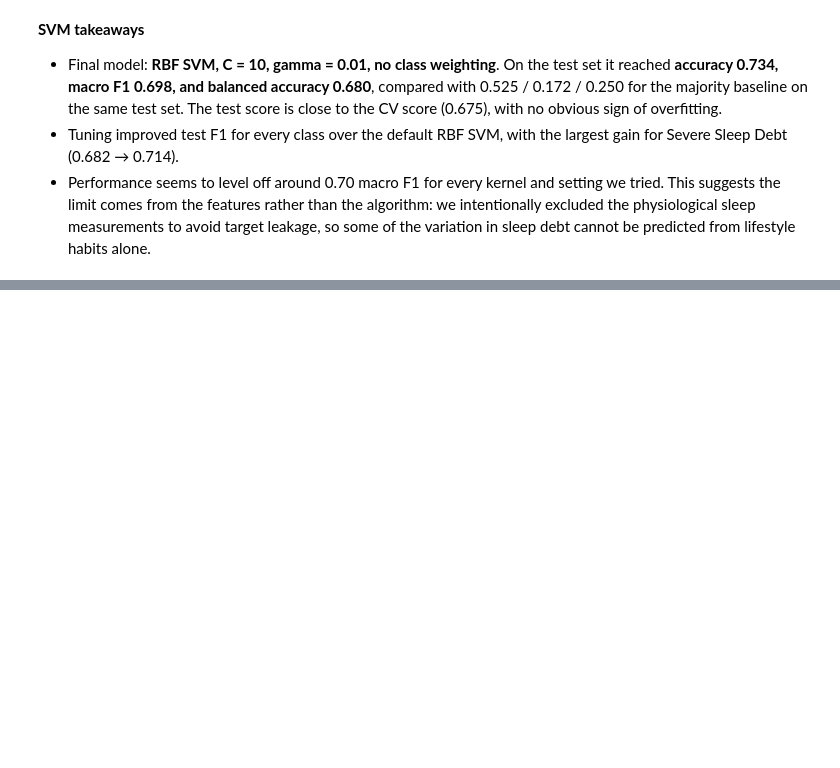
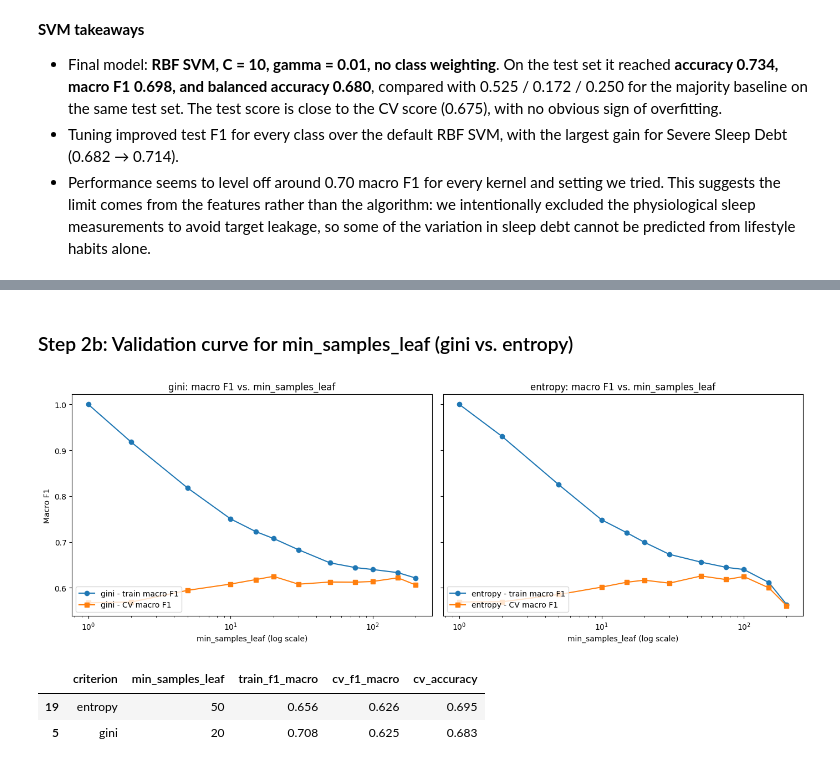
Before and after one commit to amandarinle/ML-SleepDebt-Project, a Jupyter notebook: sleep_debt_project.ipynb, the cells around one changed output, grey strips where cells are left out. Cells and saved outputs as stored; diff of their text form; code cells hidden in the pictures; blank space fills up the shorter version.

```diff
--- a/sleep_debt_project.ipynb
+++ b/sleep_debt_project.ipynb
@@ -1493,0 +1613,45 @@ display(pd.DataFrame([svm_test_results]).drop(columns="Best params").round(3))
+# %% [markdown]
+### Step 2b: Validation curve for min_samples_leaf (gini vs. entropy)
+# %%
+leaf_values = [1, 2, 5, 10, 15, 20, 30, 50, 75, 100, 150, 200]
+leaf_results = []
+
+for crit in ["gini", "entropy"]:
+    for m in leaf_values:
+        scores = cross_validate(make_tree(criterion=crit, min_samples_leaf=m),
+                                X_train, y_train, cv=cv, scoring=scoring,
+                                return_train_score=True, n_jobs=-1)
+        leaf_results.append({
+            "criterion": crit,
+            "min_samples_leaf": m,
+            "train_f1_macro": scores["train_f1_macro"].mean(),
+            "cv_f1_macro": scores["test_f1_macro"].mean(),
+            "cv_accuracy": scores["test_accuracy"].mean(),
+        })
+
+leaf_df = pd.DataFrame(leaf_results)
+
+# Plot 1: one panel per criterion (train vs. CV)
+fig, axes = plt.subplots(1, 2, figsize=(14, 5), sharey=True)
+for ax, crit in zip(axes, ["gini", "entropy"]):
+    sub = leaf_df[leaf_df["criterion"] == crit]
+    ax.plot(sub["min_samples_leaf"], sub["train_f1_macro"], marker="o", color="tab:blue",
+            label=f"{crit} - train macro F1")
+    ax.plot(sub["min_samples_leaf"], sub["cv_f1_macro"], marker="s", color="tab:orange",
+            label=f"{crit} - CV macro F1")
+    ax.set_xscale("log")
+    ax.set_title(f"{crit}: macro F1 vs. min_samples_leaf")
+    ax.set_xlabel("min_samples_leaf (log scale)")
+    ax.legend(loc="lower left")
+axes[0].set_ylabel("Macro F1")
+plt.tight_layout()
+plt.show()
+
+# best leaf size for each criterion
+best_leaf = leaf_df.loc[leaf_df.groupby("criterion")["cv_f1_macro"].idxmax()]
+display(best_leaf.round(3))
+# %% [output]
+[figure, added]
+|  | criterion | min_samples_leaf | train_f1_macro | cv_f1_macro | cv_accuracy |
+| 19 | entropy | 50 | 0.656 | 0.626 | 0.695 |
+| 5 | gini | 20 | 0.708 | 0.625 | 0.683 |
```
Also changed, not shown: parts of 48 cells of this notebook.
